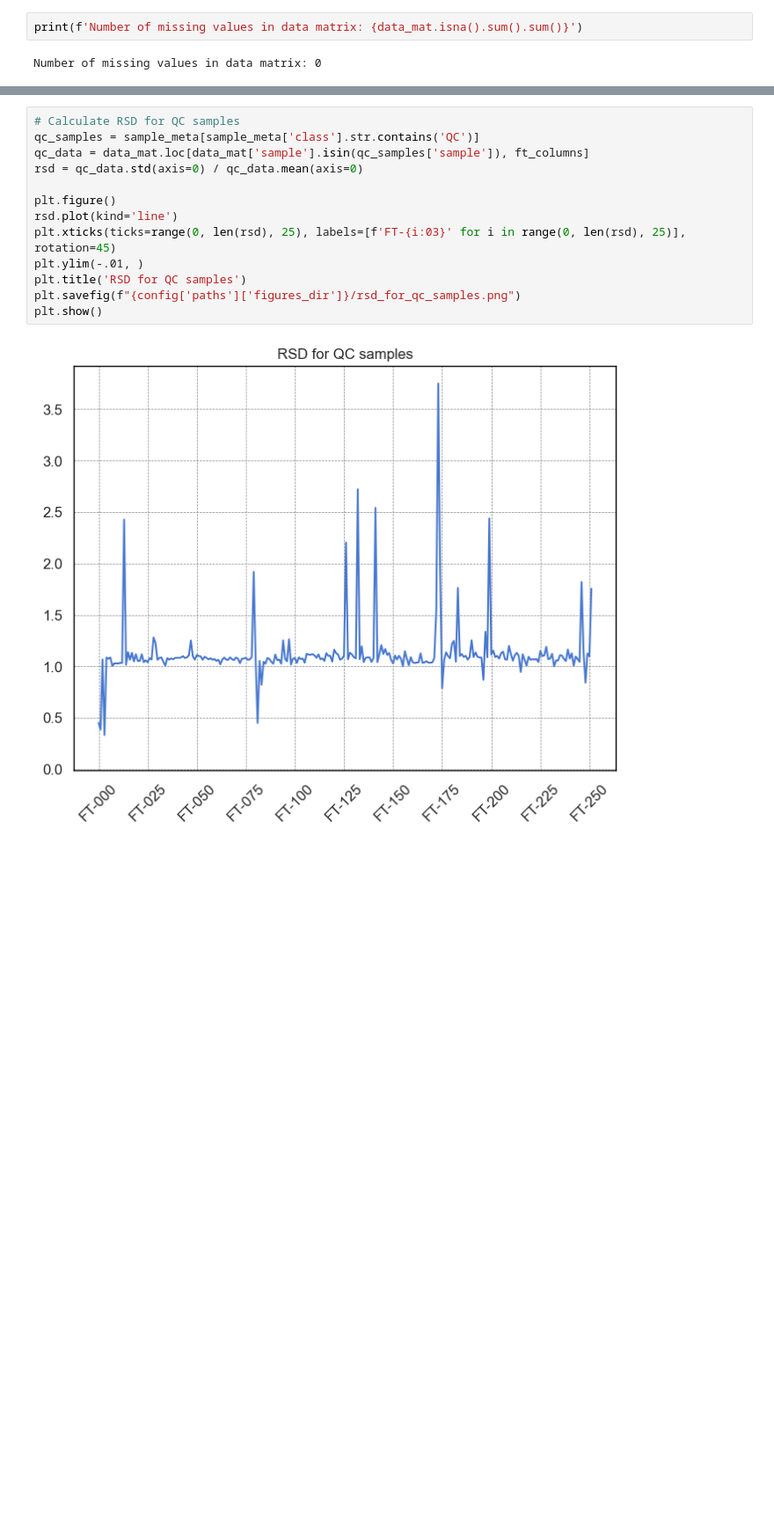
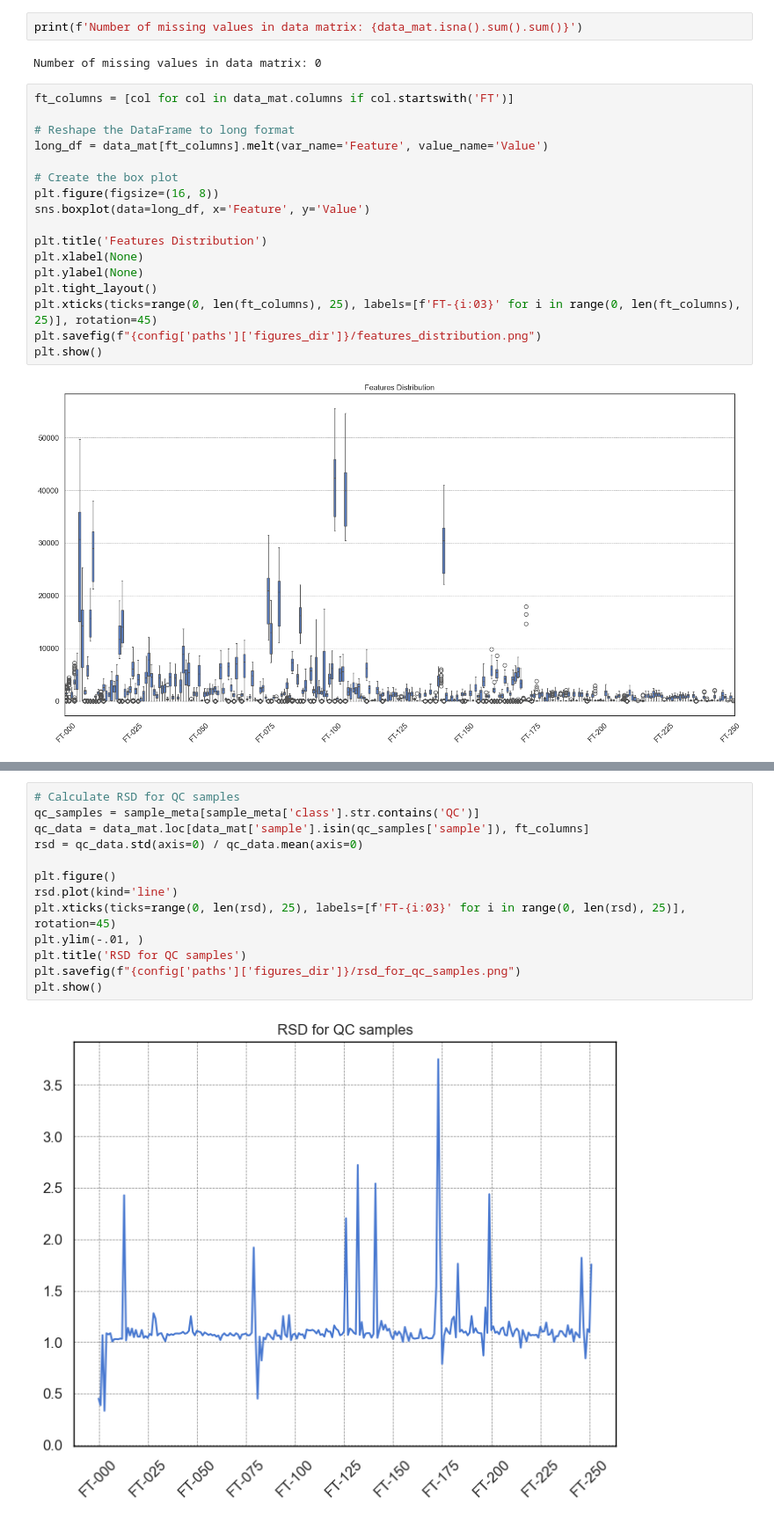
Before and after one commit to AliSaadatV/glycan_analysis, a Jupyter notebook: task1/notebooks/01_EDA.ipynb, the cells around one changed output, grey strips where cells are left out. Shown at 88% size. Saved outputs shown, nothing was run; the diff lists cells and outputs as text; blank space fills up the shorter version.

```diff
--- a/task1/notebooks/01_EDA.ipynb
+++ b/task1/notebooks/01_EDA.ipynb
@@ -72,6 +75,25 @@ exog_stand
 print(f'Number of missing values in data matrix: {data_mat.isna().sum().sum()}')
 # %% [output]
 Number of missing values in data matrix: 0
+# %%
+ft_columns = [col for col in data_mat.columns if col.startswith('FT')]
+
+# Reshape the DataFrame to long format
+long_df = data_mat[ft_columns].melt(var_name='Feature', value_name='Value')
+
+# Create the box plot
+plt.figure(figsize=(16, 8))
+sns.boxplot(data=long_df, x='Feature', y='Value')
+
+plt.title('Features Distribution')
+plt.xlabel(None)
+plt.ylabel(None)
+plt.tight_layout()
+plt.xticks(ticks=range(0, len(ft_columns), 25), labels=[f'FT-{i:03}' for i in range(0, len(ft_columns), 25)], rotation=45)
+plt.savefig(f"{config['paths']['figures_dir']}/features_distribution.png")
+plt.show()
+# %% [output]
+[figure, added]
 # %%
 ft_columns = [col for col in data_mat.columns if col.startswith('FT')]
 
```
Also changed, not shown: parts of 20 cells of this notebook, 14 other files.
